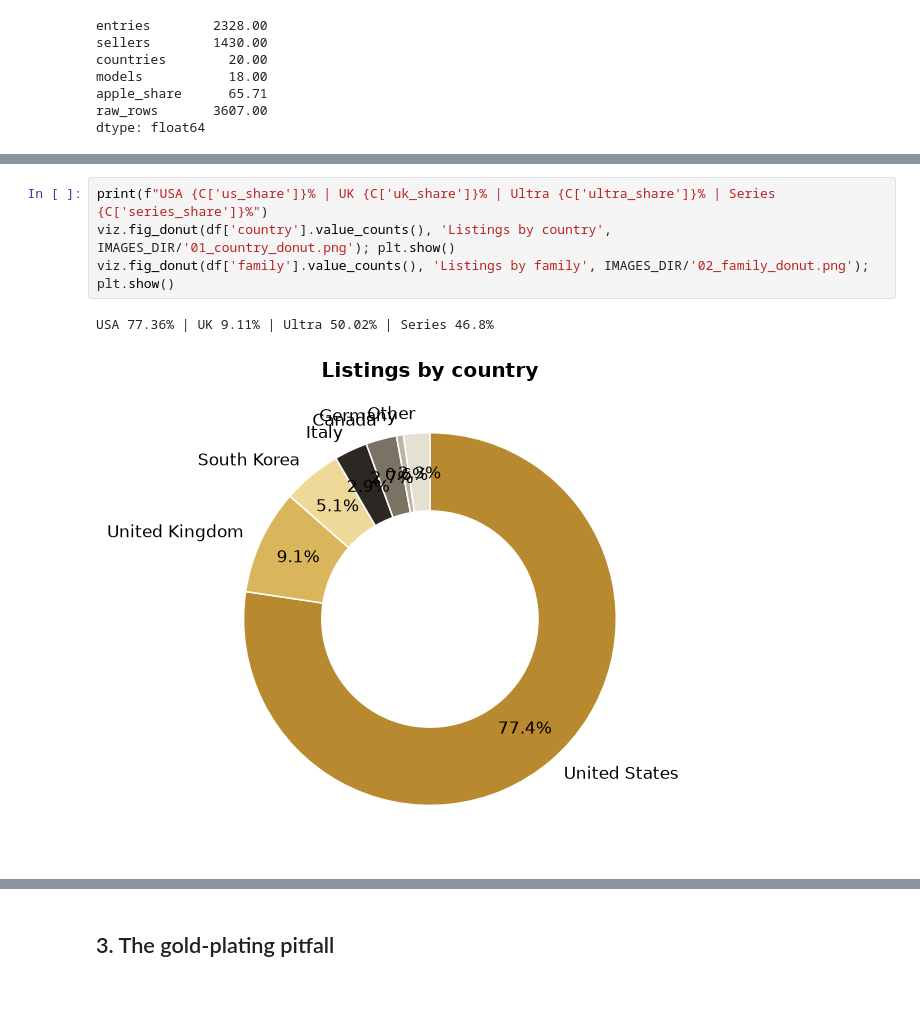
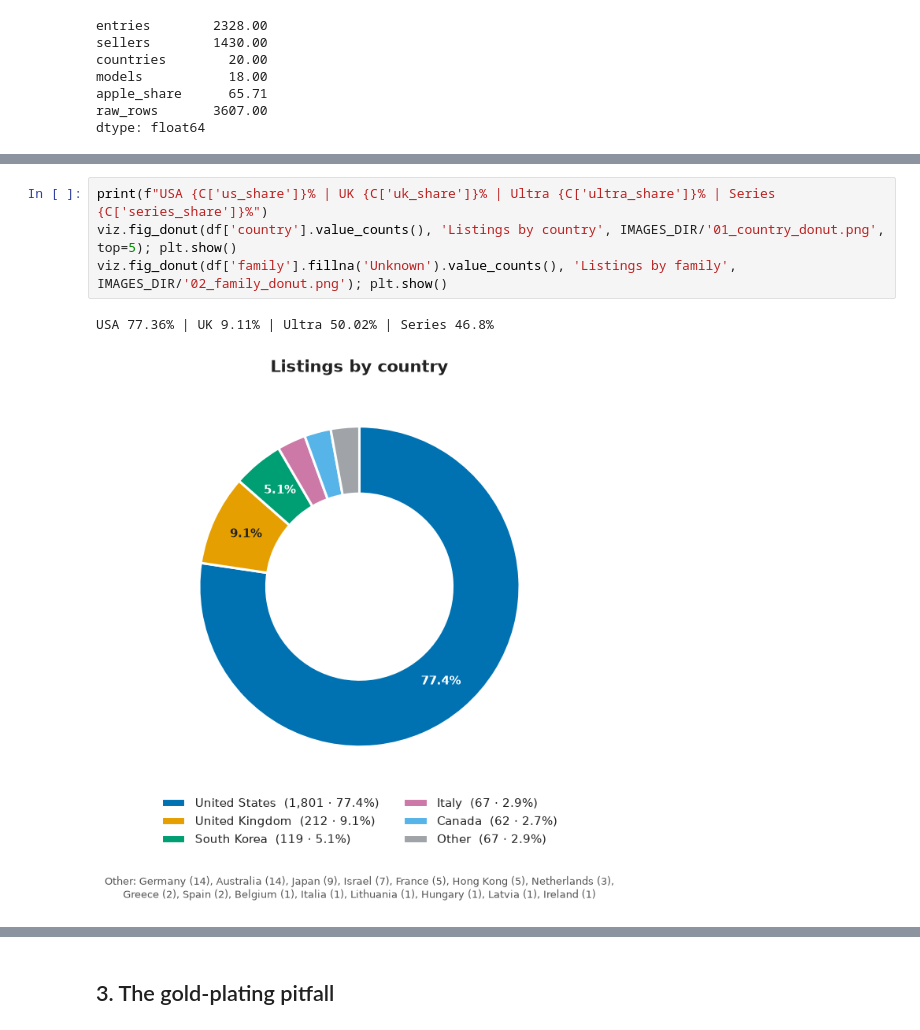
Before and after one commit to andrecdavis/Plated-In-Gold, a Jupyter notebook: notebooks/01_plated_in_gold_analysis.ipynb, the cells around one changed output, grey strips where cells are left out. Saved outputs shown, nothing was run; the diff lists cells and outputs as text; blank space fills up the shorter version.

Commit message:
Generate the analysis notebook from a script; plain-language method notes; re-executed with new figures

```diff
--- a/notebooks/01_plated_in_gold_analysis.ipynb
+++ b/notebooks/01_plated_in_gold_analysis.ipynb
@@ -47,8 +45,8 @@ df.sample(5, random_state=1)[['condition','case_size','country','price','seller_
 | 1799 | For parts or not working | NaN | United States | 555.99 | Seller_0806 | Ultra 3 | 0 | 0 | 0 | apple watch ultra 3 black titaniu... |
 # %%
 print(f"USA {C['us_share']}% | UK {C['uk_share']}% | Ultra {C['ultra_share']}% | Series {C['series_share']}%")
-viz.fig_donut(df['country'].value_counts(), 'Listings by country', IMAGES_DIR/'01_country_donut.png'); plt.show()
-viz.fig_donut(df['family'].value_counts(), 'Listings by family', IMAGES_DIR/'02_family_donut.png'); plt.show()
+viz.fig_donut(df['country'].value_counts(), 'Listings by country', IMAGES_DIR/'01_country_donut.png', top=5); plt.show()
+viz.fig_donut(df['family'].fillna('Unknown').value_counts(), 'Listings by family', IMAGES_DIR/'02_family_donut.png'); plt.show()
 # %% [output]
 USA 77.36% | UK 9.11% | Ultra 50.02% | Series 46.8%
-[figure, old version]
+[figure, new version]
```
Also changed, not shown: parts of 14 cells of this notebook, 2 other files.
